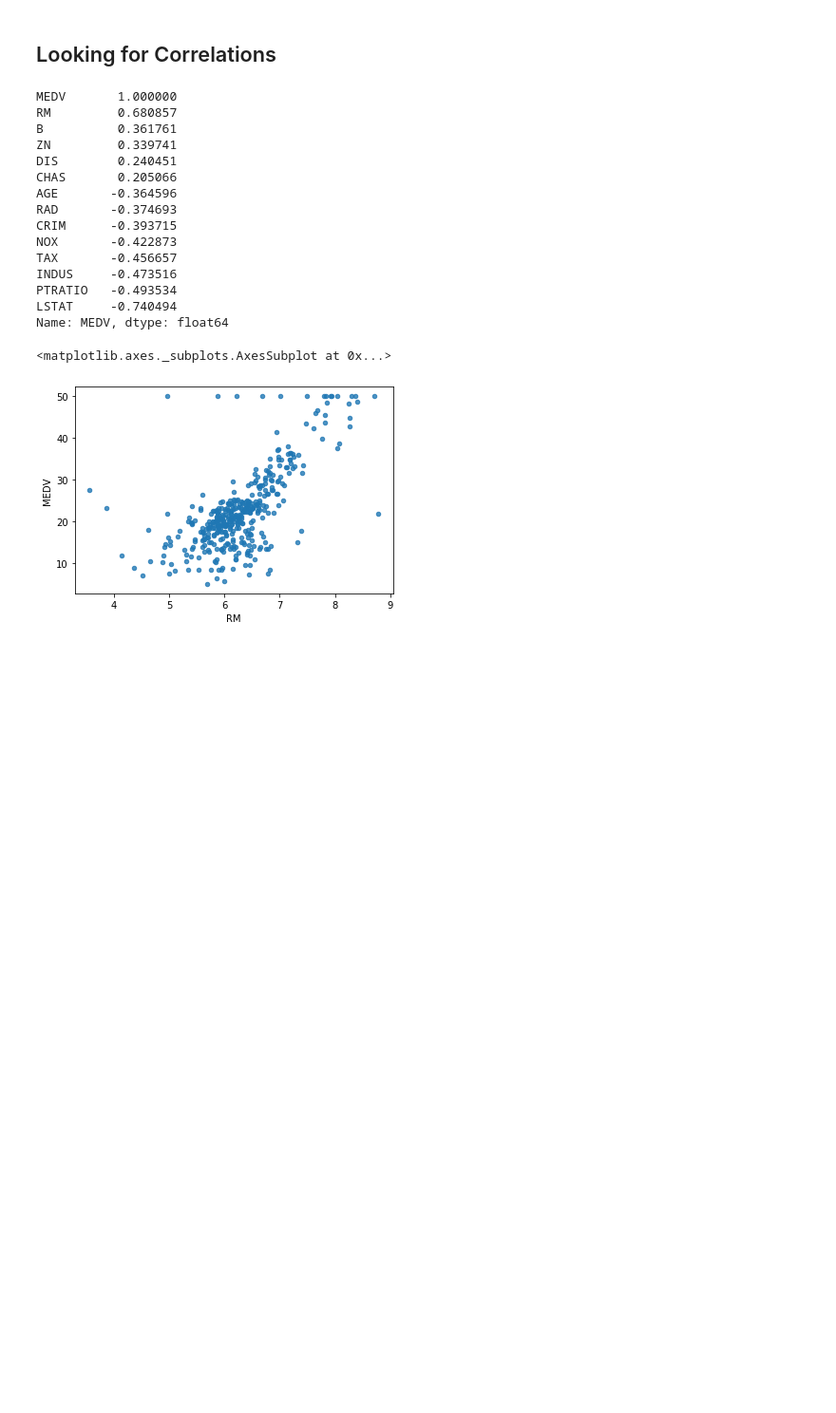
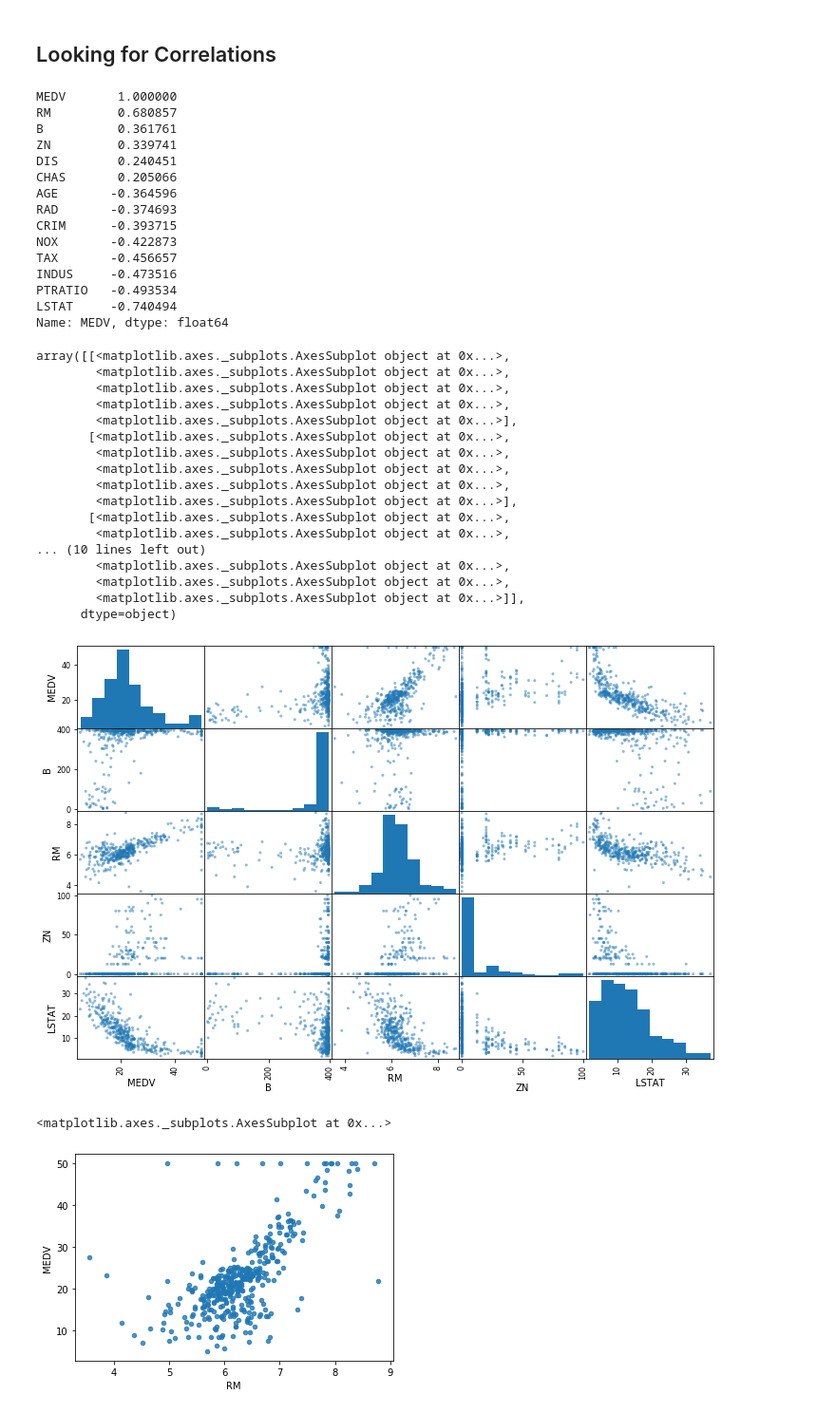
Before and after one commit to kirankt077/Machine-Learning, a Jupyter notebook: ML Project 1/Dragon Real Estates.ipynb, the cells around one changed output. Shown: that part at 95% size. Cells and saved outputs as stored; diff of their text form; code cells hidden in the pictures; blank space fills up the shorter version.

```diff
--- a/ML Project 1/Dragon Real Estates.ipynb
+++ b/ML Project 1/Dragon Real Estates.ipynb
@@ -129,9 +163,28 @@ PTRATIO   -0.493534
 LSTAT     -0.740494
 Name: MEDV, dtype: float64
 # %%
-# from pandas.plotting import scatter_matrix
-# attributes = ["MEDV", "RM", "ZN", "LSTAT"]
-# scatter_matrix(housing[attributes], figsize = (12,8))
+from pandas.plotting import scatter_matrix
+attributes = ["MEDV","B", "RM", "ZN" ,"LSTAT"]
+scatter_matrix(housing[attributes], figsize = (12,8))
+# %% [output]
+array([[<matplotlib.axes._subplots.AxesSubplot object at 0x...>,
+        <matplotlib.axes._subplots.AxesSubplot object at 0x...>,
+        <matplotlib.axes._subplots.AxesSubplot object at 0x...>,
+        <matplotlib.axes._subplots.AxesSubplot object at 0x...>,
+        <matplotlib.axes._subplots.AxesSubplot object at 0x...>],
+       [<matplotlib.axes._subplots.AxesSubplot object at 0x...>,
+        <matplotlib.axes._subplots.AxesSubplot object at 0x...>,
+        <matplotlib.axes._subplots.AxesSubplot object at 0x...>,
+        <matplotlib.axes._subplots.AxesSubplot object at 0x...>,
+        <matplotlib.axes._subplots.AxesSubplot object at 0x...>],
+       [<matplotlib.axes._subplots.AxesSubplot object at 0x...>,
+        <matplotlib.axes._subplots.AxesSubplot object at 0x...>,
+... (10 lines left out)
+        <matplotlib.axes._subplots.AxesSubplot object at 0x...>,
+        <matplotlib.axes._subplots.AxesSubplot object at 0x...>,
+        <matplotlib.axes._subplots.AxesSubplot object at 0x...>]],
+      dtype=object)
+[figure, added]
 # %%
 housing.plot(kind="scatter", x="RM", y="MEDV", alpha=0.8)
 # %% [output]
```
Also changed, not shown: parts of 13 cells of this notebook, 22 other files.
